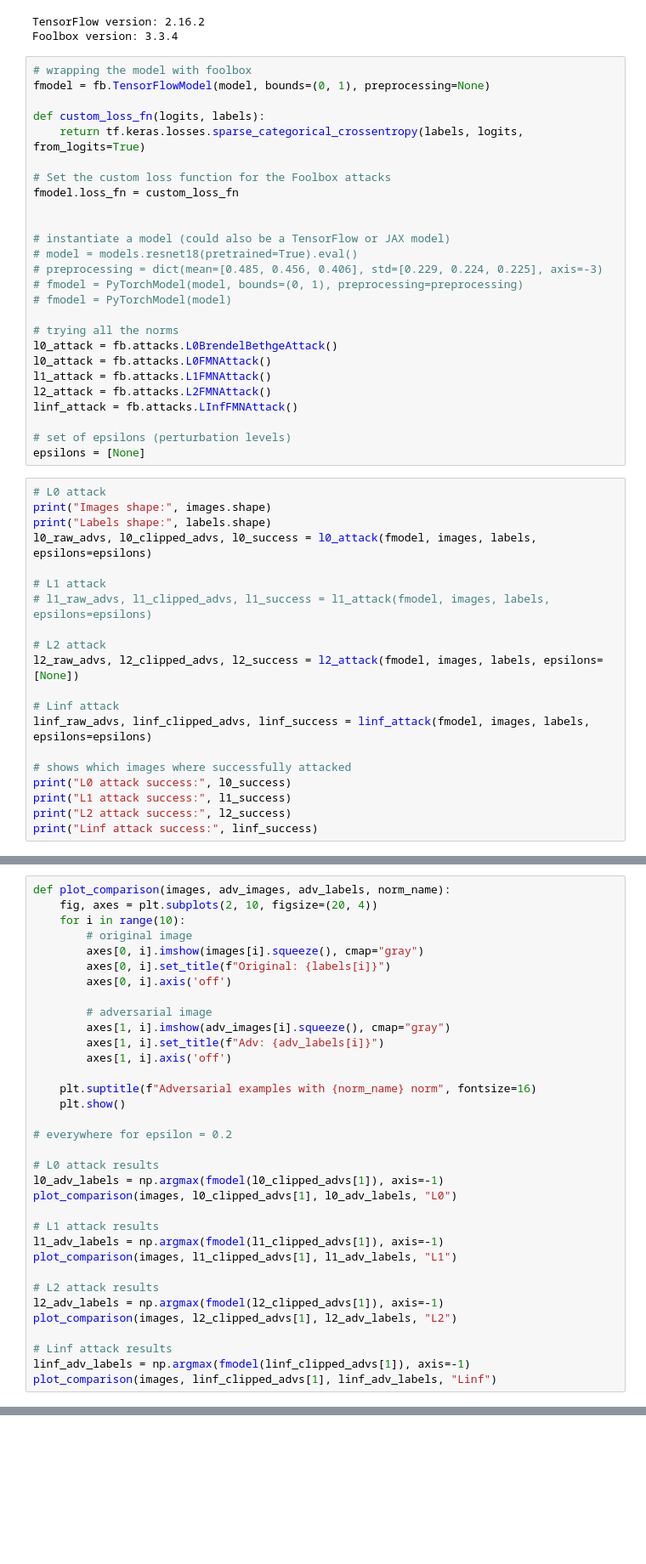
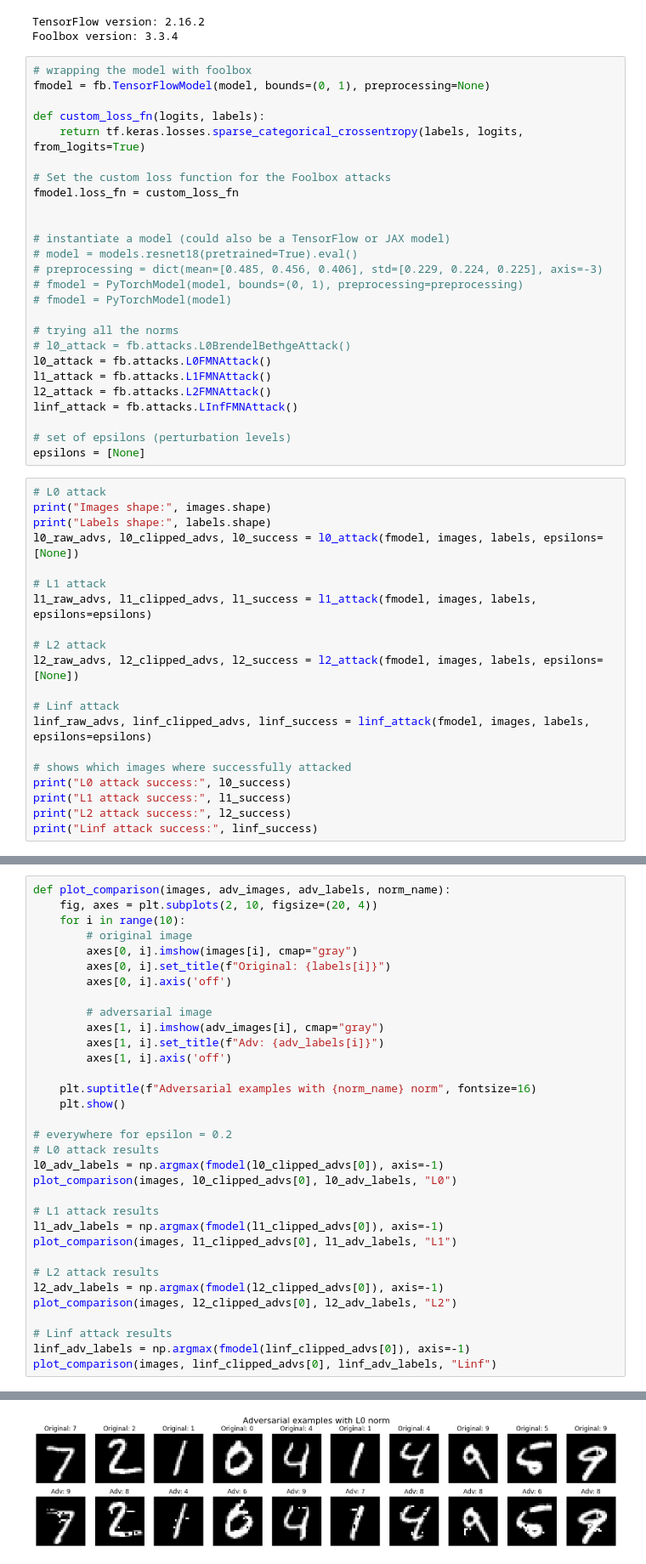
Before and after one commit to ulasawczuk/MLCSassignment5, a Jupyter notebook: adversarialML.ipynb, the cells around one changed output, grey strips where cells are left out. Shown: that part at 85% size. Cells and saved outputs as stored; diff of their text form; blank space fills up the shorter version.

```diff
--- a/adversarialML.ipynb
+++ b/adversarialML.ipynb
@@ -60,7 +64,7 @@ fmodel.loss_fn = custom_loss_fn
 # fmodel = PyTorchModel(model)
 
 # trying all the norms
-l0_attack = fb.attacks.L0BrendelBethgeAttack()
+# l0_attack = fb.attacks.L0BrendelBethgeAttack()
 l0_attack = fb.attacks.L0FMNAttack()
 l1_attack = fb.attacks.L1FMNAttack()
 l2_attack = fb.attacks.L2FMNAttack()
@@ -72,10 +76,10 @@ epsilons = [None]
 # L0 attack
 print("Images shape:", images.shape)
 print("Labels shape:", labels.shape)
-l0_raw_advs, l0_clipped_advs, l0_success = l0_attack(fmodel, images, labels, epsilons=epsilons)
+l0_raw_advs, l0_clipped_advs, l0_success = l0_attack(fmodel, images, labels, epsilons=[None])
 
 # L1 attack
-# l1_raw_advs, l1_clipped_advs, l1_success = l1_attack(fmodel, images, labels, epsilons=epsilons)
+l1_raw_advs, l1_clipped_advs, l1_success = l1_attack(fmodel, images, labels, epsilons=epsilons)
 
 # L2 attack
 l2_raw_advs, l2_clipped_advs, l2_success = l2_attack(fmodel, images, labels, epsilons=[None])
@@ -101,12 +116,12 @@ def plot_comparison(images, adv_images, adv_labels, norm_name):
     fig, axes = plt.subplots(2, 10, figsize=(20, 4))
     for i in range(10):
         # original image
-        axes[0, i].imshow(images[i].squeeze(), cmap="gray")
+        axes[0, i].imshow(images[i], cmap="gray")
         axes[0, i].set_title(f"Original: {labels[i]}")
         axes[0, i].axis('off')
 
         # adversarial image
-        axes[1, i].imshow(adv_images[i].squeeze(), cmap="gray")
+        axes[1, i].imshow(adv_images[i], cmap="gray")
         axes[1, i].set_title(f"Adv: {adv_labels[i]}")
         axes[1, i].axis('off')
 
@@ -114,20 +129,19 @@ def plot_comparison(images, adv_images, adv_labels, norm_name):
     plt.show()
 
 # everywhere for epsilon = 0.2
-
 # L0 attack results
-l0_adv_labels = np.argmax(fmodel(l0_clipped_advs[1]), axis=-1)
-plot_comparison(images, l0_clipped_advs[1], l0_adv_labels, "L0")
+l0_adv_labels = np.argmax(fmodel(l0_clipped_advs[0]), axis=-1)
+plot_comparison(images, l0_clipped_advs[0], l0_adv_labels, "L0")
 
 # L1 attack results
-l1_adv_labels = np.argmax(fmodel(l1_clipped_advs[1]), axis=-1)
-plot_comparison(images, l1_clipped_advs[1], l1_adv_labels, "L1")
+l1_adv_labels = np.argmax(fmodel(l1_clipped_advs[0]), axis=-1)
+plot_comparison(images, l1_clipped_advs[0], l1_adv_labels, "L1")
 
 # L2 attack results
-l2_adv_labels = np.argmax(fmodel(l2_clipped_advs[1]), axis=-1)
-plot_comparison(images, l2_clipped_advs[1], l2_adv_labels, "L2")
+l2_adv_labels = np.argmax(fmodel(l2_clipped_advs[0]), axis=-1)
+plot_comparison(images, l2_clipped_advs[0], l2_adv_labels, "L2")
 
 # Linf attack results
-linf_adv_labels = np.argmax(fmodel(linf_clipped_advs[1]), axis=-1)
-plot_comparison(images, linf_clipped_advs[1], linf_adv_labels, "Linf")
+linf_adv_labels = np.argmax(fmodel(linf_clipped_advs[0]), axis=-1)
+plot_comparison(images, linf_clipped_advs[0], linf_adv_labels, "Linf")
 # %% [output]
@@ -134,0 +148 @@ NameError: name 'l0_clipped_advs' is not defined
+[figure, added]
```
Also changed, not shown: parts of 5 cells of this notebook.
